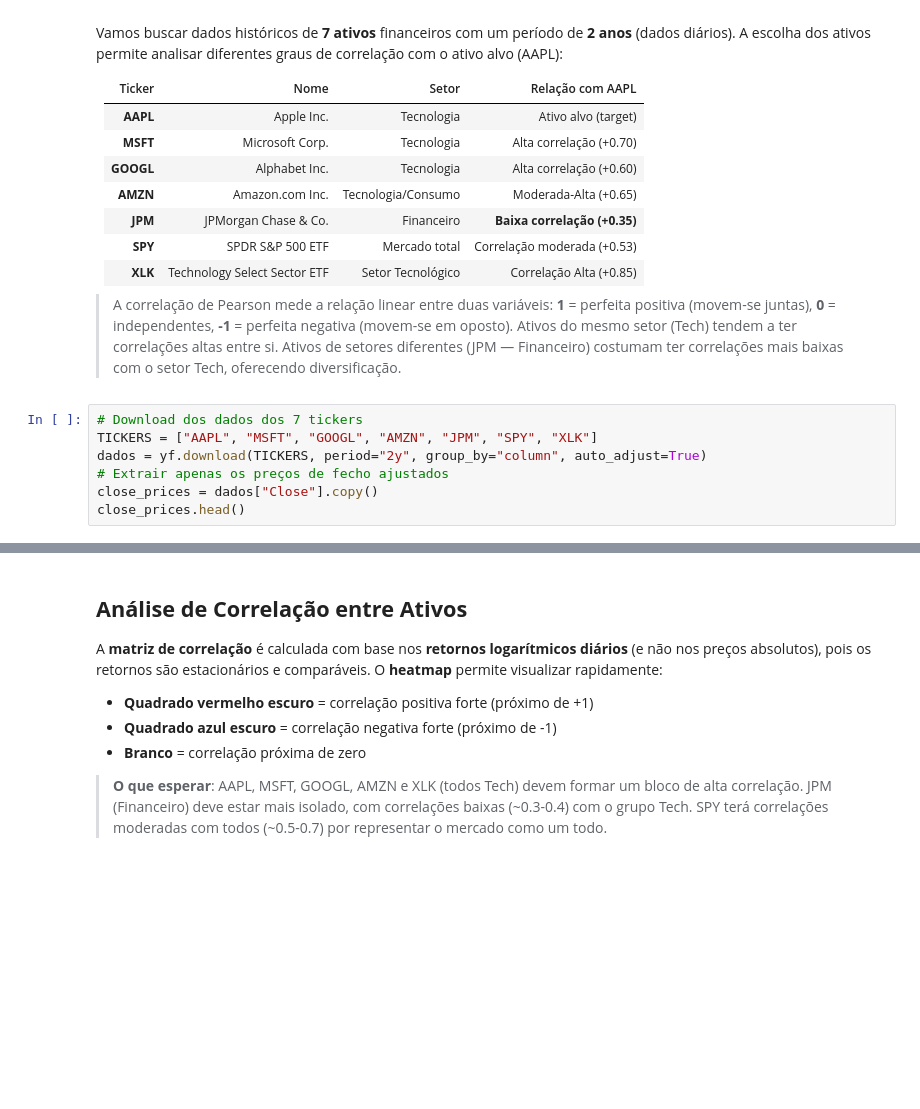
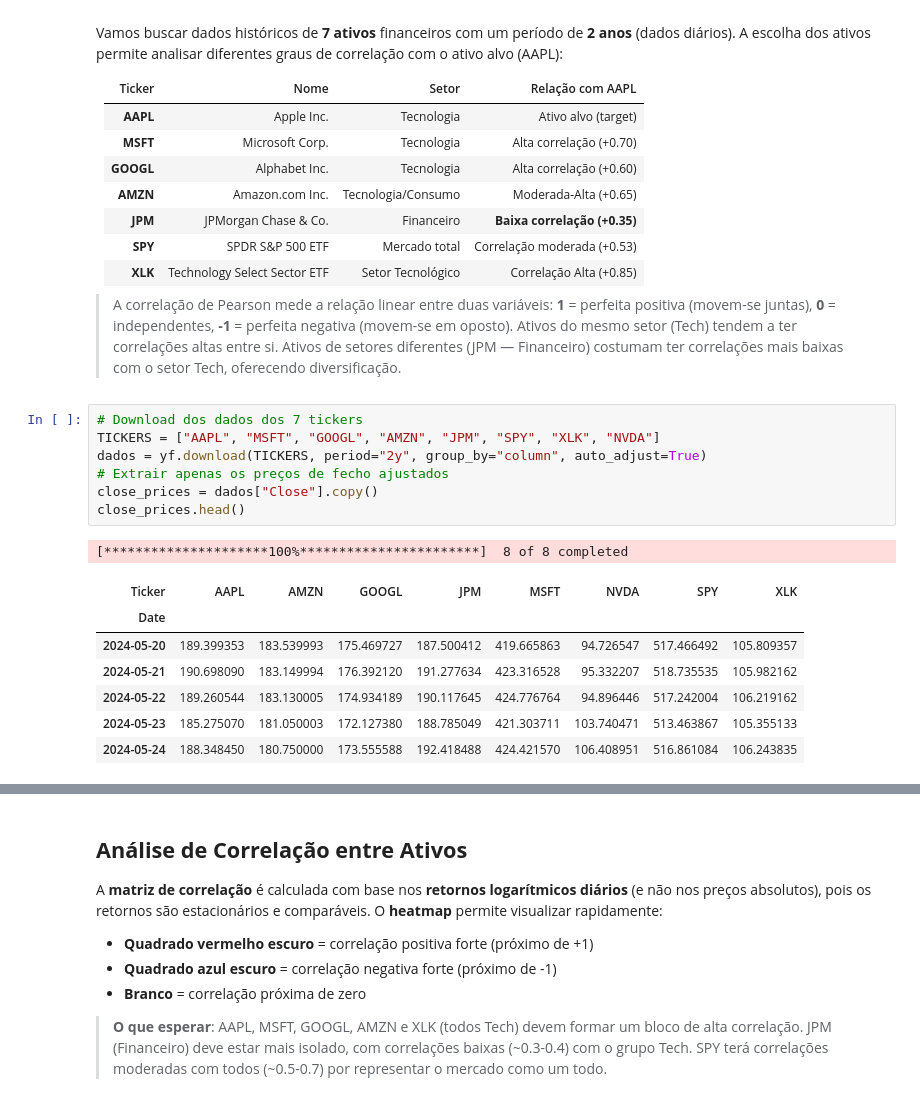
Before and after one commit to an-2018/financial-timeseries-forecasting, a Jupyter notebook: notebooks/RNN_Session02_Experiments.ipynb, the cells around one changed output, grey strips where cells are left out. Cells and saved outputs as stored; diff of their text form; blank space fills up the shorter version.

```diff
--- a/notebooks/RNN_Session02_Experiments.ipynb
+++ b/notebooks/RNN_Session02_Experiments.ipynb
@@ -58,11 +60,20 @@ Vamos buscar dados históricos de **7 ativos** financeiros com um período de **
 > A correlação de Pearson mede a relação linear entre duas variáveis: **1** = perfeita positiva (movem-se juntas), **0** = independentes, **-1** = perfeita negativa (movem-se em oposto). Ativos do mesmo setor (Tech) tendem a ter correlações altas entre si. Ativos de setores diferentes (JPM — Financeiro) costumam ter correlações mais baixas com o setor Tech, oferecendo diversificação.
 # %%
 # Download dos dados dos 7 tickers
-TICKERS = ["AAPL", "MSFT", "GOOGL", "AMZN", "JPM", "SPY", "XLK"]
+TICKERS = ["AAPL", "MSFT", "GOOGL", "AMZN", "JPM", "SPY", "XLK", "NVDA"]
 dados = yf.download(TICKERS, period="2y", group_by="column", auto_adjust=True)
 # Extrair apenas os preços de fecho ajustados
 close_prices = dados["Close"].copy()
 close_prices.head()
+# %% [output]
+[*********************100%***********************]  8 of 8 completed
+| Ticker | AAPL | AMZN | GOOGL | JPM | MSFT | NVDA | SPY | XLK |
+| Date |  |  |  |  |  |  |  |  |
+| 2024-05-20 | 189.399353 | 183.539993 | 175.469727 | 187.500412 | 419.665863 | 94.726547 | 517.466492 | 105.809357 |
+| 2024-05-21 | 190.698090 | 183.149994 | 176.392120 | 191.277634 | 423.316528 | 95.332207 | 518.735535 | 105.982162 |
+| 2024-05-22 | 189.260544 | 183.130005 | 174.934189 | 190.117645 | 424.776764 | 94.896446 | 517.242004 | 106.219162 |
+| 2024-05-23 | 185.275070 | 181.050003 | 172.127380 | 188.785049 | 421.303711 | 103.740471 | 513.463867 | 105.355133 |
+| 2024-05-24 | 188.348450 | 180.750000 | 173.555588 | 192.418488 | 424.421570 | 106.408951 | 516.861084 | 106.243835 |
 # %%
 # Visualizar a evolução dos preços (normalizados para 100 na base)
 fig, ax = plt.subplots(figsize=(14, 6))
```
Also changed, not shown: parts of 11 cells of this notebook.
